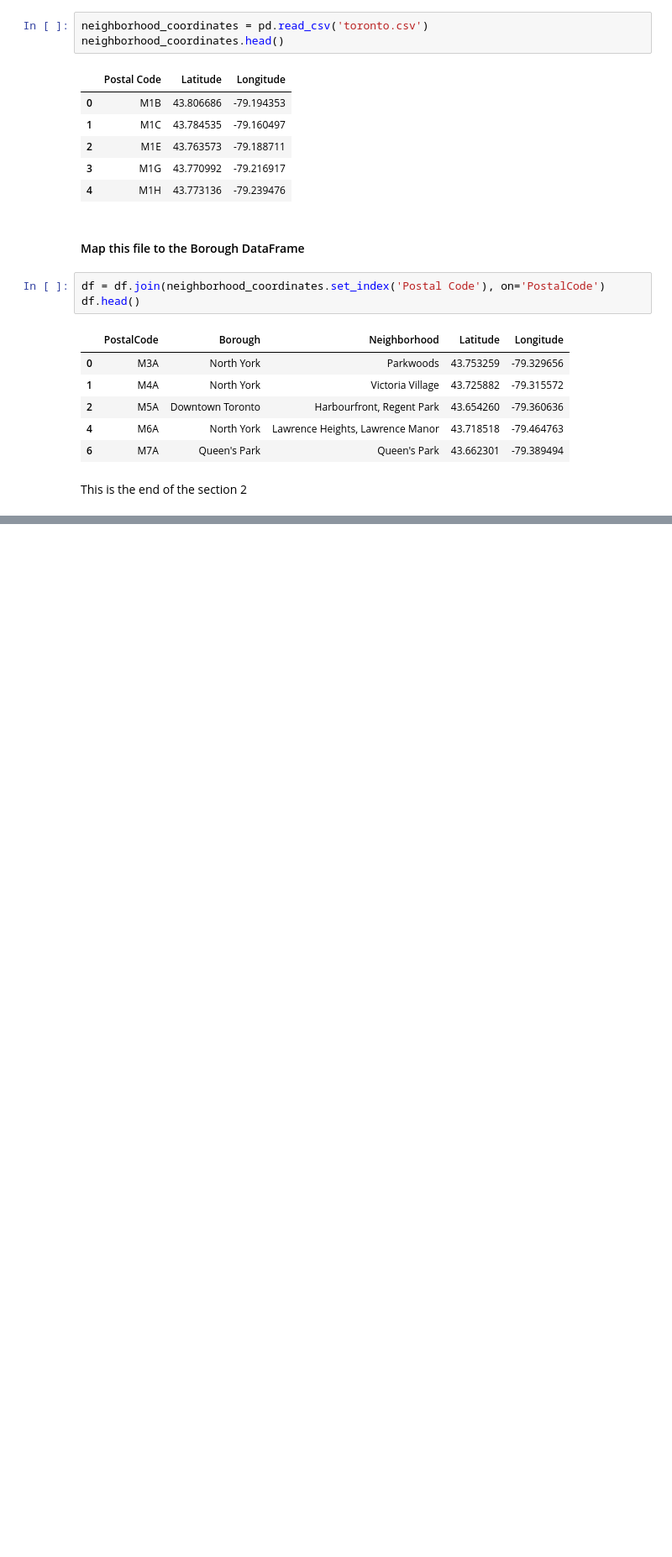
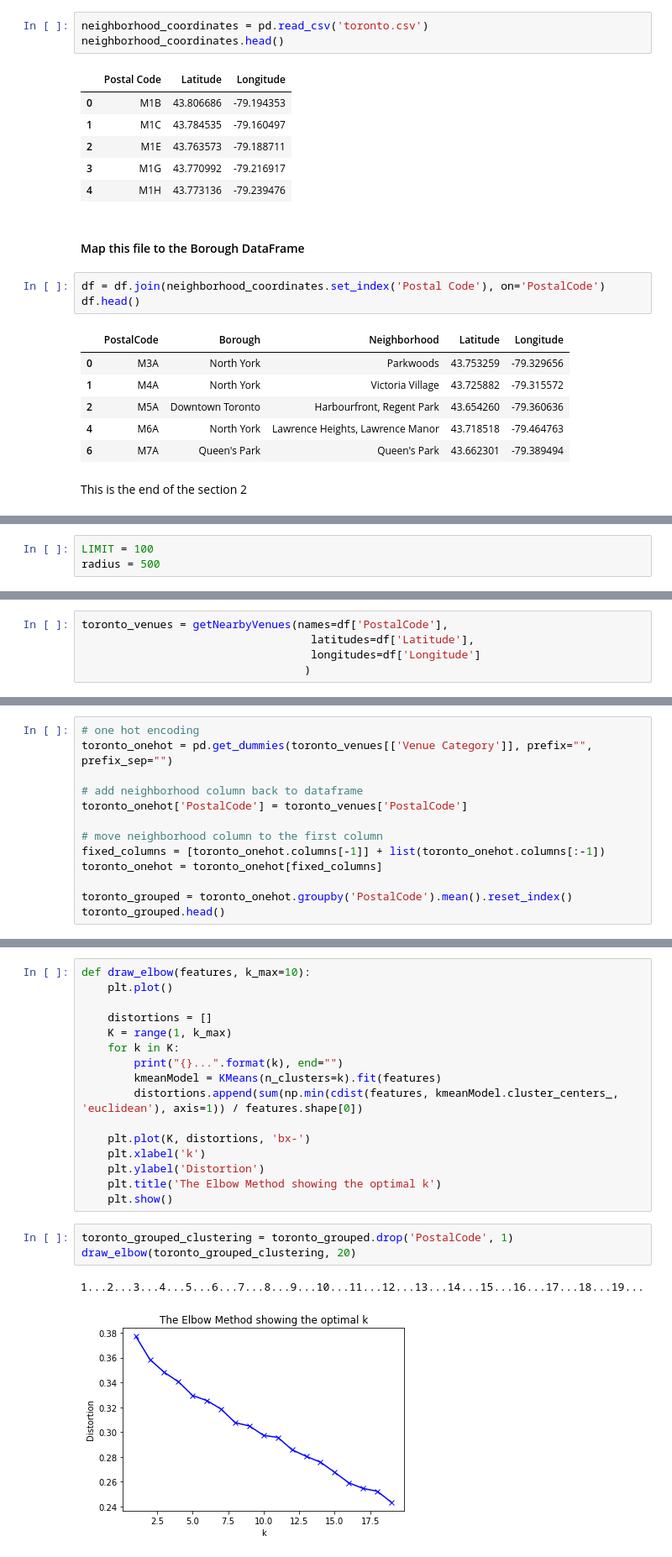
Before and after one commit to Aurelrobert/Coursera_Capstone, a Jupyter notebook: Segmenting Neighborhoods in Toronto.ipynb, the cells around one changed output, grey strips where cells are left out. Shown at 84% size. Drawn from its saved outputs; the diff is of its cells as text; blank space fills up the shorter version.

Commit message:
Section 3 added
Add the map drawing and clusting of Toronto Boroughs

```diff
--- a/Segmenting Neighborhoods in Toronto.ipynb
+++ b/Segmenting Neighborhoods in Toronto.ipynb
@@ -173,0 +247,3 @@ This is the end of the section 2
+# %%
+LIMIT = 100
+radius = 500
@@ -173,0 +294,5 @@ This is the end of the section 2
+# %%
+toronto_venues = getNearbyVenues(names=df['PostalCode'],
+                                   latitudes=df['Latitude'],
+                                   longitudes=df['Longitude']
+                                  )
@@ -173,0 +313,13 @@ This is the end of the section 2
+# %%
+# one hot encoding
+toronto_onehot = pd.get_dummies(toronto_venues[['Venue Category']], prefix="", prefix_sep="")
+
+# add neighborhood column back to dataframe
+toronto_onehot['PostalCode'] = toronto_venues['PostalCode']
+
+# move neighborhood column to the first column
+fixed_columns = [toronto_onehot.columns[-1]] + list(toronto_onehot.columns[:-1])
+toronto_onehot = toronto_onehot[fixed_columns]
+
+toronto_grouped = toronto_onehot.groupby('PostalCode').mean().reset_index()
+toronto_grouped.head()
@@ -173,0 +336,22 @@ This is the end of the section 2
+# %%
+def draw_elbow(features, k_max=10):
+    plt.plot()
+
+    distortions = []
+    K = range(1, k_max)
+    for k in K:
+        print("{}...".format(k), end="")
+        kmeanModel = KMeans(n_clusters=k).fit(features)
+        distortions.append(sum(np.min(cdist(features, kmeanModel.cluster_centers_, 'euclidean'), axis=1)) / features.shape[0])
+
+    plt.plot(K, distortions, 'bx-')
+    plt.xlabel('k')
+    plt.ylabel('Distortion')
+    plt.title('The Elbow Method showing the optimal k')
+    plt.show()
+# %%
+toronto_grouped_clustering = toronto_grouped.drop('PostalCode', 1)
+draw_elbow(toronto_grouped_clustering, 20)
+# %% [output]
+1...2...3...4...5...6...7...8...9...10...11...12...13...14...15...16...17...18...19...
+[figure, added]
```
Also changed, not shown: parts of 21 cells of this notebook.
